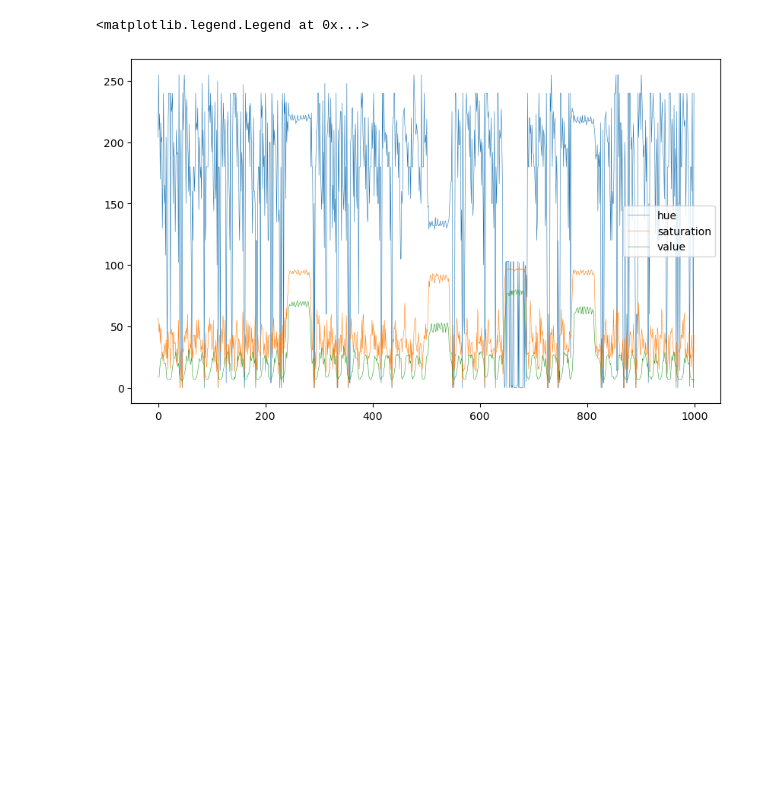
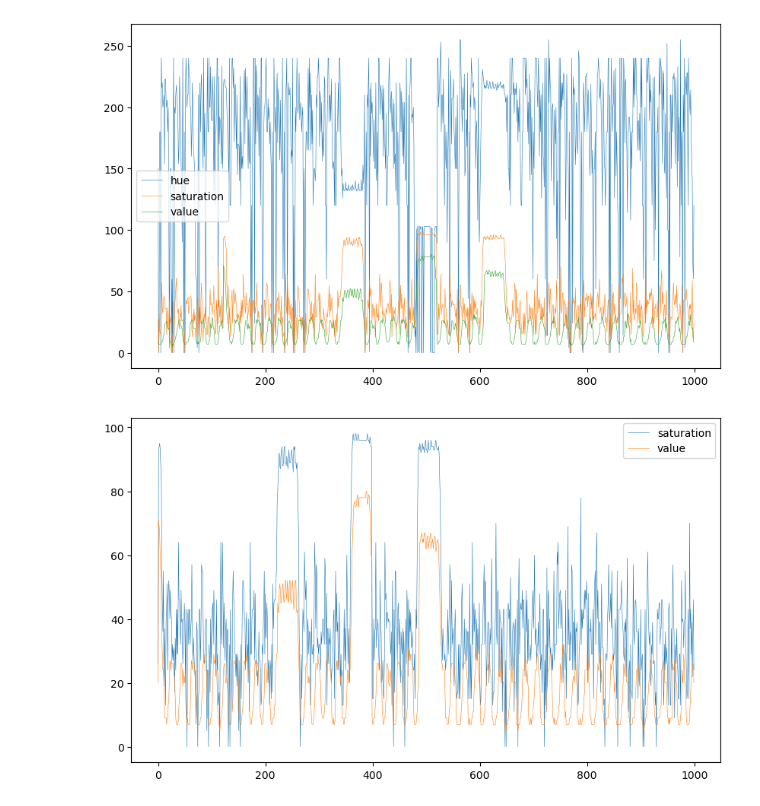
Before and after one commit to Novakasa/brickrail, a Jupyter notebook: auto-train-calibrate.ipynb, the cells around one changed output. Drawn from its saved outputs; the diff is of its cells as text; code cells hidden in the pictures; blank space fills up the shorter version.

```diff
--- a/auto-train-calibrate.ipynb
+++ b/auto-train-calibrate.ipynb
@@ -30,0 +139,29 @@ dump_index = 963
+# %%
+#same as previous
+hbuf = [240, 228, 204, 203, 214, 189, 220, 165, 180, 216, 171, 180, 200, 120, 4, 180, 120, 160, 180, 200, 210, 240, 220, 215, 240, 240, 215, 206, 225, 195, 190, 150, 180, 195, 198, 150, 180, 113, 120, 120, 180, 180, 180, 255, 220, 210, 165, 240, 204, 218, 210, 225, 200, 195, 220, 110, 189, 192, 189, 195, 44, 0, 120, 180, 150, 210, 200, 180, 240, 220, 216, 240, 240, 232, 156, 0, 216, 214, 190, 112, 195, 220, 180, 84, 29, 0, 0, 0, 180, 180, 240, 0, 180, 14, 210, 216, 240, 215, 200, 165, 189, 189, 150,
+195, 154, 154, 204, 90, 216, 120, 0, 120, 180, 220, 180, 240, 14, 180, 216, 240, 220, 207, 180, 214, 210, 198, 180, 195, 160, 160, 162, 0, 180, 120, 180, 150, 180, 180, 180, 240, 240, 20, 220, 225, 204, 240, 203, 210, 210, 191, 191, 180, 218, 160, 160, 133, 4, 0, 150, 200, 14, 220, 14, 14, 240, 200, 200, 216, 220, 220, 210, 200, 180, 144, 190, 190, 150, 189, 195, 120, 44, 0, 180, 0, 144, 210, 216, 210, 240, 4, 200, 240, 220, 220, 171, 214, 200, 130, 198, 232, 165, 195, 120, 94, 233, 120, 180,
+60, 120, 0, 240, 0, 240, 220, 225, 228, 220, 230, 210, 192, 145, 216, 120, 240, 170, 180, 240, 44, 200, 140, 180, 180, 0, 0, 210, 240, 225, 14, 220, 240, 189, 240, 210, 206, 144, 210, 210, 240, 180, 156, 156, 24, 200, 180, 160, 180, 210, 0, 200, 240, 200, 228, 240, 233, 160, 235, 210, 189, 160, 180, 210, 200, 180, 160, 127, 1, 180, 120, 90, 0, 240, 240, 240, 14, 200, 200, 247, 232, 165, 216, 204, 200, 135, 180, 204, 220, 160, 200, 140, 40, 165, 100, 180, 180, 240, 220, 0, 200, 225, 220, 218, 192, 223, 223, 198, 180, 108, 160, 240, 225, 180, 162, 86, 24, 180, 180, 0, 240, 240, 0, 0, 228, 200, 240, 223, 142, 214, 189, 210, 180, 170, 150, 220, 192, 210, 120,
+253, 0, 0, 180, 180, 240, 240, 24, 220, 216, 216, 232, 200, 223, 220, 206, 190, 180, 216, 233, 192, 165, 120, 24, 210, 150, 180, 240, 220, 0, 160, 240, 225, 240, 223, 220, 165, 220, 200, 215, 130, 204, 230, 200, 180, 180, 108, 240, 60, 0, 120, 150, 150, 240, 240, 180, 216, 240, 198, 234, 198, 192, 128, 180, 180, 200, 133, 0, 200,
+120, 180, 150, 240, 210, 240, 232, 180, 232, 180, 132, 223, 160, 130, 80, 60, 180, 180, 220, 200, 200, 240, 240, 189, 233, 192, 150, 162, 240, 210, 195, 1, 60, 150, 240, 100, 0, 103, 0, 103, 100, 0, 0, 2, 0, 101, 103, 0, 103, 0, 100, 102, 0, 102, 2, 0, 100, 0, 3, 0, 103, 0, 0, 0, 100, 103, 0, 0, 0, 101, 100, 0, 0, 98, 0, 98, 74, 0, 180, 210, 195, 225, 223, 232, 200, 195, 187, 198, 168, 198, 165, 162, 14, 120, 120, 180, 200, 240, 255, 240, 220, 210, 223, 200, 220, 220, 190, 160, 189, 200, 157,
+150, 120, 100, 150, 240, 210, 4, 210, 210, 195, 218, 173, 214, 214, 210, 180, 210, 189, 200, 160, 240, 150, 120, 0, 180, 240, 200, 135, 220, 240, 220, 165, 235, 215,
+203, 206, 214, 154, 210, 210, 14, 80, 160, 200, 180, 240, 200, 220, 224, 230, 227, 218, 219, 224, 219, 216, 215, 216, 221, 218, 215, 216, 220, 214, 217, 216, 218, 222, 216, 216, 216, 218, 220, 216, 214, 215, 217, 222, 218, 216, 215, 215, 218, 219, 216, 216, 221, 216, 215, 209, 206, 207, 186, 188, 220, 180, 180, 190, 192, 154, 220, 200, 180, 180, 180, 150, 240, 240, 210, 188, 240, 216, 206, 204, 210, 160, 210, 180, 150, 137, 24, 60, 120, 180, 180, 240, 180, 180, 180, 220, 232, 165, 219, 180, 234, 127, 168, 225, 192, 150, 210, 95, 195, 140, 180, 180, 210, 240, 240, 180, 180, 210, 198, 171, 227, 206, 198, 138, 189, 216, 156, 188, 180, 108, 240, 120, 120, 180, 240, 220, 240, 240, 195, 200, 200, 145, 227, 198, 192, 140, 162, 210, 160, 192, 190, 100, 240, 150, 150, 220, 240, 180, 180, 240, 210, 210, 210, 220, 225, 223, 194,
+180, 127, 195, 171, 180, 157, 138, 64, 120, 60, 180, 150, 240, 0, 240, 240, 200, 210, 230, 150, 214, 195, 162, 180, 192, 247, 180, 210, 120, 144, 248, 60, 0, 60, 0, 220, 220, 200, 4, 240, 240, 204, 168, 208, 210, 214, 100, 204, 240, 180, 162, 145, 90, 240, 120, 0, 180, 220, 240, 220, 240, 216, 225, 223, 206, 252, 216, 200, 180, 120, 189, 246, 192, 165, 132, 112, 255, 60, 180, 150, 180, 160, 180, 195, 0, 216, 240, 220, 154, 235, 200, 198, 153, 144, 210, 198, 192, 204, 93, 9, 160, 60, 180, 0, 29, 240, 240, 240, 240, 220, 232, 157, 230, 210, 189, 152, 135, 14, 180, 206, 140, 103, 0, 150, 140, 0, 210, 240, 240, 180, 180, 8, 210, 215, 198, 156, 206, 189, 180, 180, 170, 250, 189, 200, 156, 44, 240, 180, 120, 180, 220, 4, 240, 220, 220, 228, 220, 215, 180, 227, 223, 214, 126, 192, 223, 195, 160, 180, 80, 240, 100, 180, 0, 180, 180, 240, 210, 240, 4, 216, 230, 203, 216, 227, 180, 195, 140, 190, 210, 189, 150, 128, 24, 230, 120, 60, 180, 240, 240, 180, 240, 240, 0, 223, 225, 168, 230, 206,
+195, 171, 145, 195, 205, 150, 195, 126, 74, 180, 120, 180, 180, 29, 240, 200, 200, 220, 255, 204, 180, 220, 240, 208, 206, 108, 206, 227, 180, 156, 130, 95, 248, 180, 60, 220, 220, 0, 200, 210, 216, 225, 240, 223, 137, 206, 195, 180, 180, 170, 195, 214, 150, 189, 132, 21, 160, 240, 200, 180, 240, 225, 240, 210, 4]
+sbuf = [24, 40, 39, 43, 46, 39, 31, 40, 24, 24, 37, 24, 19, 37, 43, 29, 15, 43, 17, 43, 27, 32, 40, 67, 37, 46, 51, 37, 40, 39, 31, 39, 19, 19, 37, 24, 20, 45, 24, 13, 43, 32, 43, 55, 40, 51, 45, 36, 49, 56, 43, 22, 32, 55, 31, 27, 31, 22, 36, 22, 15, 0, 24, 15, 29, 29, 43, 43, 43, 70, 52, 32, 37, 51, 55, 5, 29, 49, 32, 32, 34, 40, 24, 31, 29, 0, 0, 0, 17, 32, 32, 0, 17, 32, 48, 55, 46, 57, 46, 22, 39, 39, 32, 22, 32, 32, 31, 26, 40, 13, 0, 15, 17, 46, 46, 43, 32, 43, 57, 36, 52, 64, 39, 46, 43, 40,
+46, 17, 19, 36, 43, 5, 24, 24, 15, 29, 32, 32, 32, 43, 32, 65, 40, 45, 46, 48, 55, 40, 40, 52, 52, 19, 39, 46, 51, 49, 20, 0, 24, 43, 32, 46, 59, 32, 32, 40, 40, 55,
+52, 64, 56, 32, 37, 42, 26, 26, 40, 39, 26, 48, 20, 0, 13, 13, 55, 29, 65, 51, 43, 43, 40, 24, 52, 64, 48, 46, 36, 51, 27, 29, 22, 48, 22, 49, 56, 24, 15, 15, 15, 0,
+32, 0, 43, 40, 45, 52, 52, 48, 43, 29, 37, 27, 19, 37, 36, 26, 7, 20, 32, 36, 27, 32, 0, 0, 59, 43, 55, 51, 40, 11, 43, 52, 24, 39, 46, 17, 27, 40, 24, 31, 31, 20, 32, 13, 43, 32, 29, 0, 43, 43, 43, 61, 49, 56, 37, 49, 32, 36, 42, 17, 26, 56, 24, 20, 45, 48, 9, 24, 27, 0, 43, 51, 43, 55, 40, 40, 64, 52, 26, 49, 26, 32, 36, 26, 22, 27, 17, 36, 40, 19, 37, 36, 15, 32, 32, 46, 0, 43, 45, 52, 61, 36, 36, 37, 53, 40, 40, 24, 22, 22, 39, 48, 40, 26, 13, 15, 15, 32, 32, 27, 27, 52, 32, 52, 52, 48, 46, 39, 24, 17, 32, 9, 55, 31, 26, 26, 56, 0, 0, 29, 17, 32, 32, 43, 40, 55, 46, 52, 45, 39, 46, 39, 32, 24, 24, 37, 31, 26, 31, 20, 40, 29, 65, 32, 46, 0, 43, 51, 48,
+32, 57, 64, 26, 56, 46, 36, 29, 22, 27, 32, 43, 20, 31, 45, 36, 0, 17, 32, 32, 32, 43, 45, 52, 43, 52, 46, 37, 26, 31, 22, 29, 36, 53, 5, 37, 15, 17, 29, 51, 45, 40,
+52, 19, 36, 24, 20, 32, 17, 37, 36, 11, 15, 32, 46, 43, 40, 49, 43, 52, 39, 29, 32, 36, 42, 24, 26, 42, 24, 51, 43, 89, 93, 97, 96, 96, 98, 97, 96, 96, 95, 98, 98, 96, 96, 95, 98, 98, 97, 97, 96, 96, 98, 98, 96, 95, 98, 97, 96, 96, 97, 98, 97, 96, 95, 97, 97, 96, 94, 96, 87, 71, 27, 0, 29, 27, 51, 43, 57, 32, 40, 20, 42, 32, 24, 34, 22, 55, 15, 24, 36, 43, 40, 15, 55, 27, 36, 37, 52, 32, 43, 43, 39, 36, 34, 17, 45, 15, 11, 36, 29, 32, 59, 43, 29, 27, 43, 61, 56, 43, 40, 29, 26, 37, 34, 17, 36, 29, 24, 13, 0, 29, 43, 43, 45, 37, 32, 48, 48, 46, 49, 36, 31, 40, 31, 27, 27, 13, 31, 40, 40, 32, 43, 40, 64, 79, 80, 94, 96, 93, 94, 96, 96, 92, 93, 93, 96, 95, 92, 96, 96, 93, 92, 92, 95, 97, 93, 93, 92, 95, 97, 94, 93, 93, 93, 97, 95, 95, 94, 92, 96, 94, 93, 92, 94, 91, 81, 71, 56, 43, 37, 29, 37, 37, 31, 27, 39, 20, 32, 27,
+15, 32, 29, 32, 32, 37, 55, 36, 46, 32, 46, 29, 29, 45, 26, 26, 43, 22, 11, 13, 17, 32, 32, 17, 32, 43, 52, 52, 48, 49, 36, 37, 37, 20, 17, 26, 31, 24, 40, 36, 36, 13, 32, 59, 32, 32, 17, 29, 27, 52, 48, 42, 37, 36, 45, 27, 20, 27, 43, 13, 29, 37, 24, 13, 15, 32, 46, 32, 43, 51, 40, 40, 43, 57, 36, 26, 42, 29, 26, 32, 27, 40, 37,
+37, 45, 27, 46, 32, 32, 43, 43, 29, 29, 64, 60, 39, 37, 51, 55, 31, 17, 36, 11, 48, 55, 19, 24, 13, 29, 51, 32, 0, 32, 32, 43, 48, 48, 48, 43, 43, 37, 27, 26, 34, 36, 24, 13, 31, 49, 13, 0, 15, 0, 46, 46, 43, 43, 43, 13, 40, 31, 52, 43, 46, 39, 20, 34, 24, 40, 40, 13, 29, 13, 0, 32, 46, 43, 46, 43, 65, 48, 57, 51, 27, 49, 57, 22,
+37, 29, 39, 29, 45, 31, 40, 31, 36, 43, 29, 32, 43, 32, 55, 15, 57, 37, 48, 40, 52, 32, 37, 43, 39, 26, 37, 29, 36, 59, 49, 32, 13, 29, 0, 59, 32, 32, 43, 36, 52, 51, 48, 49, 40, 42, 59, 17, 9, 37, 39, 22, 65, 24, 24, 36, 0, 51, 32, 32, 32, 17, 57, 40, 57, 52, 29, 39, 39, 24, 40, 31, 27, 39, 19, 31, 20, 29, 27, 15, 32, 46, 43, 32, 40, 37, 52, 52, 52, 26, 43, 37, 46, 43, 20, 29, 22, 36, 13, 36, 40, 36, 15, 0, 32, 32, 32, 27, 13, 36, 46, 48, 55, 27, 43, 37, 20, 37, 26, 40, 39, 36, 40, 20, 45, 11, 24, 15, 32, 32, 29, 51, 36, 0, 52, 56, 29, 49, 37, 39, 36, 29, 17, 52, 22, 26, 55, 27, 24, 24, 15, 32, 55, 43, 43, 40, 36, 43, 43, 46, 17, 27, 61, 39, 55, 27, 39, 36, 31, 37, 43, 45, 29, 15, 46, 46, 0, 43, 51, 55, 43, 43, 52, 40, 37, 43, 24, 22, 32, 20, 43, 24, 43, 31, 53, 36, 13, 43, 32, 43, 55, 51, 29, 36]
+vbuf = [9, 15, 15, 22, 24, 22, 24, 24, 26, 26, 24, 20, 20, 20, 17, 7, 7, 7, 7, 7, 9, 7, 9, 11, 13, 15, 17, 24, 24, 24, 24, 26, 27, 27, 24, 20, 19, 20, 9, 9, 7, 7, 7, 7, 9, 9, 9, 9, 11, 17, 17, 24, 22, 26, 24, 26, 29, 27, 24, 22, 17, 9, 9, 7, 7, 7, 7, 7, 7, 9, 11, 11, 13, 17, 20, 22, 22, 22, 22, 26, 29, 27, 20, 20, 17, 9, 7, 7, 7, 7, 7, 5, 7, 7, 9, 9, 13, 13, 15, 22, 22, 22, 24, 22, 26, 26, 20, 20, 15, 9, 7, 7, 7, 7, 7, 7, 7, 7, 9, 9, 13, 15, 19, 24, 22, 20, 24, 29, 20, 20, 20, 19, 9, 9, 7, 7, 7, 7, 7, 7, 7, 7, 9, 9, 13, 15, 17, 24, 24, 24, 24, 27, 24, 24, 20, 22, 19, 9, 9, 7, 7, 7, 7, 7, 7, 9, 9, 9, 13, 15, 17, 22, 24, 29, 29, 29, 24, 22, 20, 20, 19, 9, 9, 9, 9,
+7, 7, 9, 7, 7, 9, 9, 13, 15, 17, 24, 20, 27, 31, 29, 22, 20, 17, 22, 17, 9, 7, 7, 7, 5, 7, 5, 7, 9, 9, 11, 13, 15, 22, 22, 24, 24, 26, 26, 20, 20, 17, 19, 11, 9, 9, 7, 5, 5, 7, 7, 7, 9, 9, 11, 20, 24, 20, 22, 26, 29, 27, 27, 20, 20, 20, 19, 11, 9, 7, 7, 7, 5, 7, 7, 7, 9, 11, 17, 20, 26, 24, 24, 26, 29, 29, 24, 20, 19, 20, 17, 11,
+9, 9, 7, 7, 9, 7, 7, 9, 9, 13, 15, 20, 24, 24, 24, 27, 29, 27, 27, 22, 20, 19, 20, 13, 9, 7, 7, 7, 7, 5, 7, 9, 13, 15, 17, 24, 24, 22, 20, 29, 29, 27, 22, 19, 17, 20, 15, 9, 7, 7, 7, 7, 9, 9, 11, 11, 13, 15, 20, 24, 22, 20, 22, 24, 24, 26, 20, 20, 20, 19, 9, 7, 7, 7, 7, 7, 7, 9, 9, 13, 15, 17, 22, 24, 22, 22, 26, 26, 26, 20, 20, 20, 19, 11, 7, 7, 7, 7, 5, 7, 9, 9, 11, 13, 15, 20, 24, 24, 24, 26, 27, 27, 22, 20, 19, 20, 17, 9, 7, 7, 7, 7, 7, 7, 9, 11, 13, 15, 26, 24, 24, 27, 27, 22, 20, 20, 19, 9, 7, 7, 7, 9, 9, 11, 15, 20, 24, 20, 29, 26, 22, 20, 20, 9, 7, 7, 7, 7, 9, 11, 13, 15, 24, 22, 24, 24, 29, 20, 20, 20, 9, 9, 7, 48, 60, 69, 77, 76, 75, 75, 76, 78,
+79, 76, 75, 77, 78, 78, 77, 75, 76, 78, 79, 79, 75, 75, 76, 79, 75, 77, 80, 80, 78, 75, 76, 79, 79, 78, 75, 69, 61, 43, 26, 15, 9, 7, 7, 9, 9, 11, 13, 26, 26, 24, 26, 26, 26, 26, 24, 20, 17, 9, 9, 7, 9, 7, 7, 9, 9, 13, 15, 22, 26, 26, 19, 20, 26, 22, 20, 17, 11, 9, 7, 7, 7, 7, 7, 9, 11, 15, 19, 26, 26, 26, 24, 26, 26, 22, 20, 17,
+9, 9, 7, 7, 7, 7, 9, 9, 11, 15, 20, 31, 29, 27, 27, 27, 27, 27, 27, 19, 11, 9, 9, 7, 7, 9, 9, 13, 20, 31, 45, 52, 61, 62, 64, 64, 66, 67, 64, 62, 64, 64, 60, 64, 65,
+67, 65, 61, 64, 65, 66, 65, 61, 62, 65, 66, 65, 61, 61, 64, 65, 66, 62, 64, 65, 64, 57, 52, 45, 37, 32, 27, 26, 26, 24, 24, 24, 22, 22, 19, 11, 9, 7, 7, 7, 7, 7, 13,
+17, 27, 26, 26, 26, 26, 26, 26, 20, 20, 20, 17, 9, 9, 7, 7, 7, 7, 7, 7, 13, 15, 20, 26, 24, 29, 26, 29, 29, 24, 24, 20, 20, 13, 9, 9, 7, 7, 7, 7, 7, 7, 9, 15, 17, 26, 24, 24, 26, 31, 29, 24, 22, 20, 20, 13, 9, 9, 7, 7, 7, 7, 7, 9, 9, 9, 19, 26, 24, 24, 26, 29, 29, 24, 22, 19, 20, 13, 9, 9, 7, 7, 7, 7, 7, 7, 7, 9, 17, 26, 24, 20, 20, 31, 29, 24, 22, 20, 20, 20, 9, 9, 7, 9, 7, 5, 7, 7, 7, 9, 15, 20, 24, 22, 24, 24, 24, 29, 20, 20, 20, 20, 17, 9, 7, 7, 5, 7, 7, 7, 7, 7, 9, 15, 20, 24, 22, 24, 27, 29, 29, 20, 20, 20, 19, 13, 9, 7, 7, 7, 7, 7, 7, 7, 9, 13, 17, 22, 24, 24, 24, 29, 29, 27, 22, 20, 20, 20, 17, 9, 7, 7, 7, 7, 7, 7, 7, 9, 13, 15, 20, 24, 24, 24, 24, 31, 29, 24, 22, 17, 20, 17, 11, 9, 7, 5, 7, 7, 7, 7, 9, 13, 17, 20, 26, 24, 20, 26, 29, 26, 24, 22, 17, 24, 20, 9, 9, 7, 9, 7, 7, 7, 7, 9, 11, 13, 15, 22, 22, 22, 20, 20, 24, 27, 22, 20, 20, 19, 13, 9, 7, 7, 7, 7, 7, 9, 9, 11, 13, 15, 20, 24, 24, 24, 27, 29, 29, 22, 20, 20, 20, 15, 9, 7, 7, 7, 7, 7, 9, 9, 9, 13, 15, 17, 24, 24, 24, 24, 29, 29, 29, 22, 20, 20, 19, 17, 11, 9, 7, 7, 7, 7, 9, 9, 9, 15, 17, 22, 26, 24, 24, 24, 29, 29, 26, 24, 20, 20, 19, 9, 9, 7, 7, 7, 7, 7, 9, 9, 11, 13, 15, 24,
+24, 24, 22, 31, 31, 27, 20, 20, 20, 20, 19, 7, 7, 7, 7, 5, 7, 9, 9, 11, 13, 15, 20, 24, 22, 20, 22, 24, 26, 24, 20, 20, 20, 17, 9, 9, 7, 7, 7, 7, 9, 7, 9]
+dump_index = 449
@@ -31,11 +233,26 @@ dump_index = 963
 # %%
+
 from matplotlib import pyplot as plt
 lineweight = .4
 plt.figure(dpi=100, figsize=(10,6))
 plt.plot(hbuf, lw=lineweight, label="hue")
 plt.plot(sbuf, lw=lineweight, label="saturation")
 plt.plot(vbuf, lw=lineweight, label="value")
 plt.legend()
+plt.show()
+
+import numpy as np
+hue = np.roll(np.array(hbuf), -dump_index)
+sat = np.roll(np.array(sbuf), -dump_index)
+val = np.roll(np.array(vbuf), -dump_index)
+
+lineweight = .4
+plt.figure(dpi=100, figsize=(10,6))
+#plt.plot(hue, lw=lineweight, label="hue")
+plt.plot(sat, lw=lineweight, label="saturation")
+plt.plot(val, lw=lineweight, label="value")
+plt.legend()
+plt.show()
 # %% [output]
-<matplotlib.legend.Legend at 0x...>
-[figure, old version]
+[figure, new version]
+[figure, added]
```
Also changed, not shown: parts of 9 cells of this notebook.
